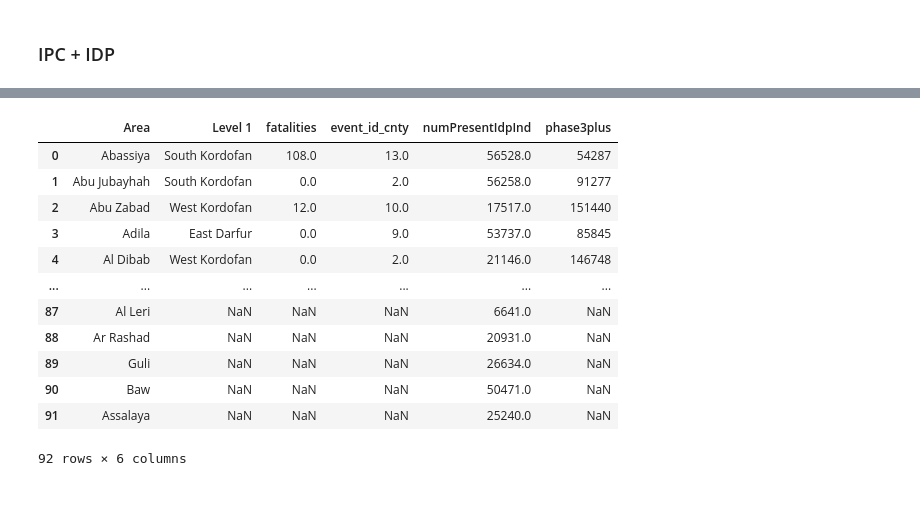
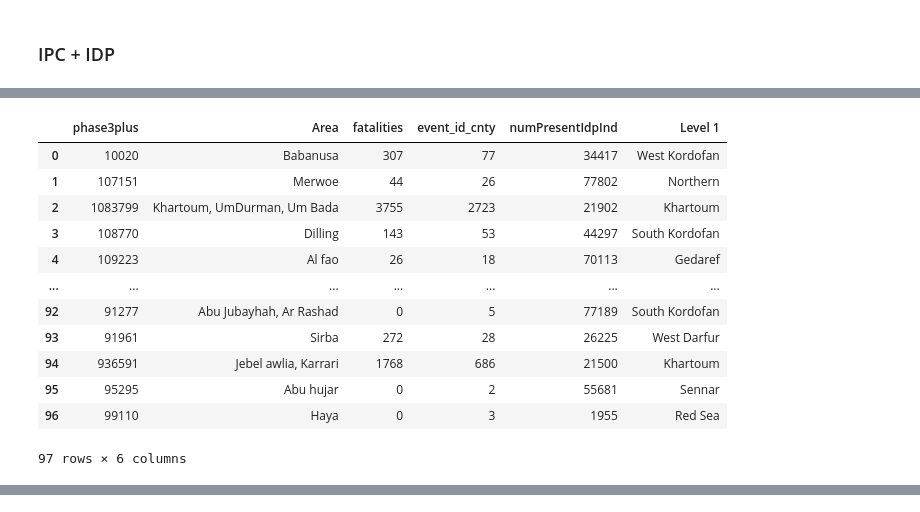
Before and after one commit to cgelil/cgelil.github.io, a Jupyter notebook: project/data_analysis/sudan.ipynb, the cells around one changed output, grey strips where cells are left out. Cells and saved outputs as stored; diff of their text form; code cells hidden in the pictures.

```diff
--- a/project/data_analysis/sudan.ipynb
+++ b/project/data_analysis/sudan.ipynb
@@ -276,27 +375,7 @@ Unique to IPC admin2 values: ['Ad damar', 'Bahr al arab', 'Damso', 'Ad diwaim',
-# %%
-# Mapping based on similarity
-def map_admin2(list1, list2, threshold=80):
-    mapping = {}
-    for item in list1:
-        match, score = process.extractOne(item, list2, scorer=fuzz.ratio)
-        if score >= threshold:
-            mapping[item] = match
-        else:
-            mapping[item] = None
-    return mapping
-
-mapping_result = map_admin2(unique_to_ipc, unique_to_acled )
-
-# Display mapping results
-#for idp, acled in mapping_result.items():
-    #print(f"{idp} -> {acled if acled else 'No match found'}")
-
-#apply mapping to acled_admin2
-acled_admin2['admin2'] = acled_admin2['admin2'].replace(mapping_result)
 # %%
 #Adm 1
 acled_admin1['admin1'] = acled_admin1['admin1'].replace('Al Jazirah', 'Aj Jazirah')
 acled_ipc_adm1 = pd.merge(acled_admin1, ipc_sdn_adm1_2024, left_on=['admin1'], right_on=['Level 1'], how='inner')
 # %%
 #Adm 2
-acled_ipc_adm2 = pd.merge(acled_admin2, ipc_sdn_adm2_2024, left_on=['admin2'], right_on=['Area'], how='inner')
+acled_ipc_adm2 = pd.merge(acled_admin2, ipc_sdn_adm2_2024, left_on=['admin2_IPC'], right_on=['Area'], how='inner')
@@ -381,4 +387,4 @@ mapping_result = map_admin2(unique_to_ipc, unique_to_idp)
 # %%
 #Adm 2
-idp_ipc_adm2 = pd.merge(idp_admin2_2024_may, ipc_sdn_adm2_2024, left_on=['admin2Name'], right_on=['Area'], how='inner')
+idp_ipc_adm2 = pd.merge(idp_admin2_2024_may, ipc_sdn_adm2_2024, left_on=['admin2Name_IPC'], right_on=['Area'], how='inner')
 idp_ipc_adm1 = pd.merge(idp_admin1_2024_may, ipc_sdn_adm1_2024, left_on=['admin1Name'], right_on=['Level 1'], how='inner')
@@ -404,12 +391,34 @@ chart
 # %%
-acled_idp_ipc_adm2 = pd.merge(acled_ipc_adm2, idp_ipc_adm2, left_on=['Area'], right_on=['Area'], how='outer')
+acled_idp_ipc_adm2 = pd.merge(acled_ipc_adm2, idp_ipc_adm2, left_on=['Area'], right_on=['Area'], how='inner')
 
 acled_idp_ipc_adm2 = acled_idp_ipc_adm2[['Area', 'Level 1_x','fatalities', 'event_id_cnty', 'numPresentIdpInd', 'Number_x']]
 acled_idp_ipc_adm2.rename(columns={'Number_x':'phase3plus'}, inplace=True)
 acled_idp_ipc_adm2.rename(columns={'Level 1_x':'Level 1'}, inplace=True)
-
-#save as csv
-acled_idp_ipc_adm2.to_csv('sudan/acled_idp_ipc_adm2.csv', index=False)
+# %%
+acled_idp_ipc_adm2 = acled_idp_ipc_adm2.groupby('phase3plus').agg({
+    'Area': lambda x: ', '.join(x),
+    'fatalities': 'sum',
+    'event_id_cnty': 'sum',
+    'numPresentIdpInd': 'sum',
+    'Level 1': 'first'
+}).reset_index()
+
+
+acled_idp_ipc_adm2.to_csv('sudan/acled_idp_ipc_adm2.csv', index=False)
+# %% [output]
+|  | phase3plus | Area | fatalities | event_id_cnty | numPresentIdpInd | Level 1 |
+| 0 | 10020 | Babanusa | 307 | 77 | 34417 | West Kordofan |
+| 1 | 107151 | Merwoe | 44 | 26 | 77802 | Northern |
+| 2 | 1083799 | Khartoum, UmDurman, Um Bada | 3755 | 2723 | 21902 | Khartoum |
+| 3 | 108770 | Dilling | 143 | 53 | 44297 | South Kordofan |
+| 4 | 109223 | Al fao | 26 | 18 | 70113 | Gedaref |
+| ... | ... | ... | ... | ... | ... | ... |
+| 92 | 91277 | Abu Jubayhah, Ar Rashad | 0 | 5 | 77189 | South Kordofan |
+| 93 | 91961 | Sirba | 272 | 28 | 26225 | West Darfur |
+| 94 | 936591 | Jebel awlia, Karrari | 1768 | 686 | 21500 | Khartoum |
+| 95 | 95295 | Abu hujar | 0 | 2 | 55681 | Sennar |
+| 96 | 99110 | Haya | 0 | 3 | 1955 | Red Sea |
+97 rows × 6 columns
 # %%
 acled_idp_ipc_adm1 = pd.merge(acled_ipc_adm1, idp_ipc_adm1, left_on=['Level 1'], right_on=['Level 1'], how='outer')
 acled_idp_ipc_adm1 = pd.merge(acled_idp_ipc_adm1, idp_origin_2024, left_on=['Level 1'], right_on=['state_origin'], how='outer')
@@ -431,22 +439,6 @@ chart = alt.Chart(acled_idp_ipc_adm1).mark_circle().encode(
 chart
 # %% [output]
 [interactive output not drawn]
-# %%
-acled_idp_ipc_adm2
-# %% [output]
-|  | Area | Level 1 | fatalities | event_id_cnty | numPresentIdpInd | phase3plus |
-| 0 | Abassiya | South Kordofan | 108.0 | 13.0 | 56528.0 | 54287 |
-| 1 | Abu Jubayhah | South Kordofan | 0.0 | 2.0 | 56258.0 | 91277 |
-| 2 | Abu Zabad | West Kordofan | 12.0 | 10.0 | 17517.0 | 151440 |
-| 3 | Adila | East Darfur | 0.0 | 9.0 | 53737.0 | 85845 |
-| 4 | Al Dibab | West Kordofan | 0.0 | 2.0 | 21146.0 | 146748 |
-| ... | ... | ... | ... | ... | ... | ... |
-| 87 | Al Leri | NaN | NaN | NaN | 6641.0 | NaN |
-| 88 | Ar Rashad | NaN | NaN | NaN | 20931.0 | NaN |
-| 89 | Guli | NaN | NaN | NaN | 26634.0 | NaN |
-| 90 | Baw | NaN | NaN | NaN | 50471.0 | NaN |
-| 91 | Assalaya | NaN | NaN | NaN | 25240.0 | NaN |
-92 rows × 6 columns
 # %%
 # Create the chart with the selection and regression line
 chart = alt.Chart(acled_idp_ipc_adm2).mark_circle().encode(
```
Also changed, not shown: parts of 24 cells of this notebook, 27 other files.
